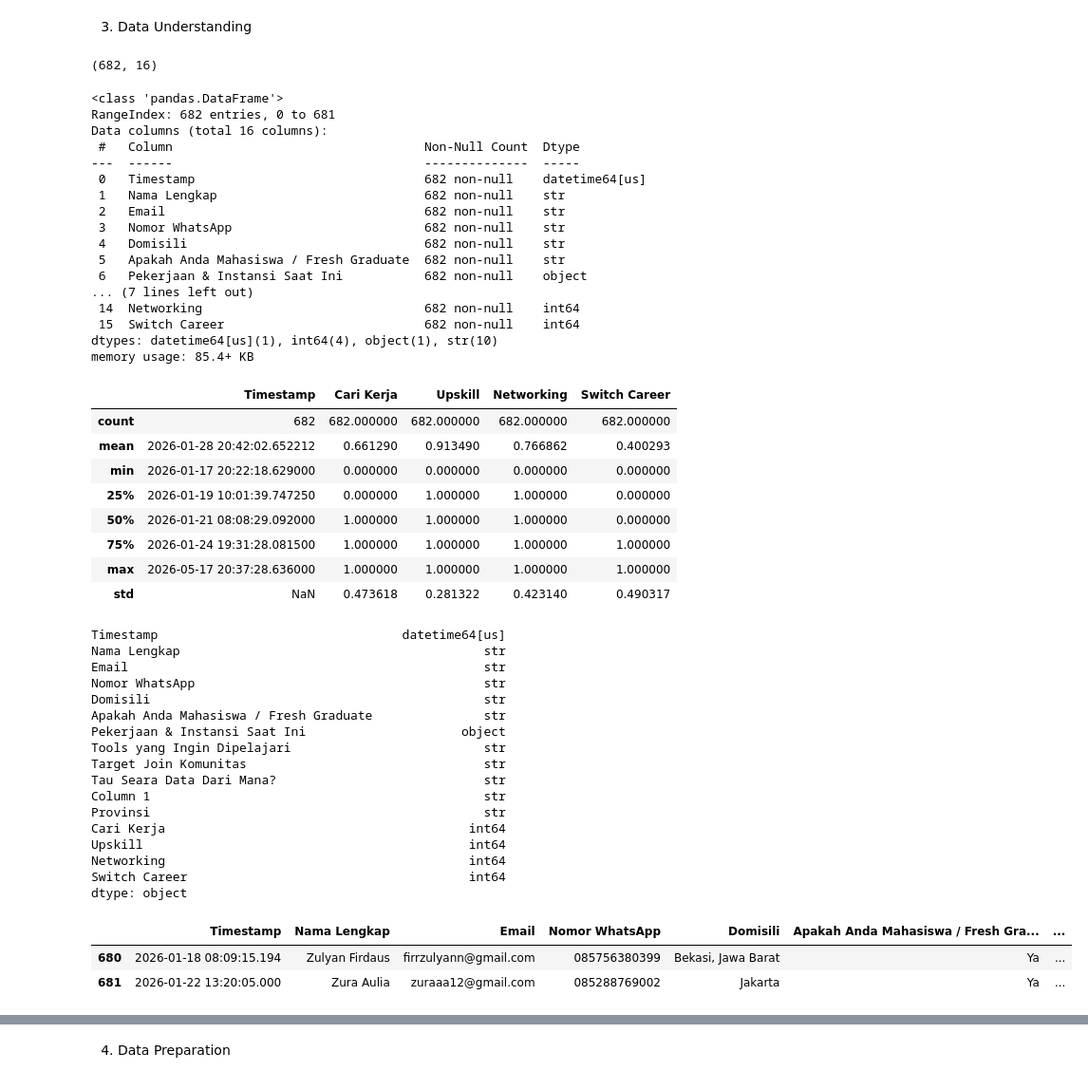
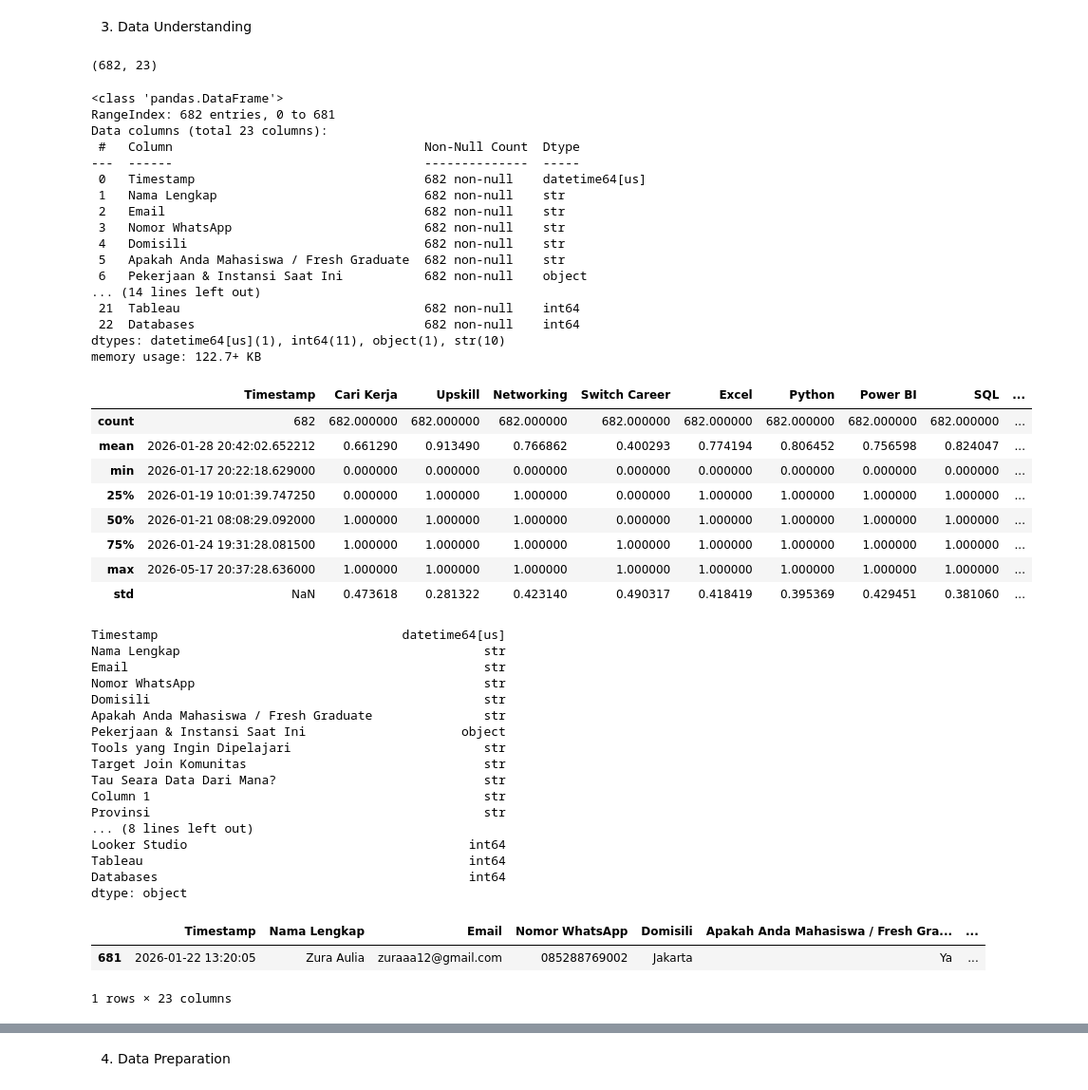
Before and after one commit to nura0201/Project-Recruitment-Analytics-Energy-Mining, a Jupyter notebook: Notebook/cleaningdata.ipynb, the cells around one changed output, grey strips where cells are left out. Shown at 95% size. Drawn from its saved outputs; the diff is of its cells as text; code cells hidden in the pictures.

```diff
--- a/Notebook/cleaningdata.ipynb
+++ b/Notebook/cleaningdata.ipynb
@@ -5,8 +5,8 @@ import pandas as pd
 # %% [markdown]
 2. Load Dataset
 # %%
-df = pd.read_excel("C:/Users/r/OneDrive/Documents/doc saya/coding/project team fg/mining 2/data/Database Seara Data.xlsx")
-print(df.head(2))
+df = pd.read_excel("C:/Users/r/OneDrive/Documents/doc saya/coding/project team fg/Recruitment-Analytics-Energy-Mining/data/Database Seara Data.xlsx")
+print(df.head(1))
 # %% [output]
                 Timestamp                     Nama Lengkap  \
 0 2026-01-27 02:56:47.327  Aarif Rahmaan Jalaluddin Faqiih
@@ -31,14 +33,14 @@ print(df.head(2))
 # cek jumlah baris dan kolom
 df.shape
 # %% [output]
-(682, 16)
+(682, 23)
 # %%
 # cek tipe data dan jumlah non-null per kolom
 df.info()
 # %% [output]
 <class 'pandas.DataFrame'>
 RangeIndex: 682 entries, 0 to 681
-Data columns (total 16 columns):
+Data columns (total 23 columns):
  #   Column                                  Non-Null Count  Dtype
 ---  ------                                  --------------  -----
  0   Timestamp                               682 non-null    datetime64[us]
@@ -48,24 +50,24 @@ Data columns (total 16 columns):
  4   Domisili                                682 non-null    str
  5   Apakah Anda Mahasiswa / Fresh Graduate  682 non-null    str
  6   Pekerjaan & Instansi Saat Ini           682 non-null    object
-... (7 lines left out)
- 14  Networking                              682 non-null    int64
- 15  Switch Career                           682 non-null    int64
-dtypes: datetime64[us](1), int64(4), object(1), str(10)
-memory usage: 85.4+ KB
+... (14 lines left out)
+ 21  Tableau                                 682 non-null    int64
+ 22  Databases                               682 non-null    int64
+dtypes: datetime64[us](1), int64(11), object(1), str(10)
+memory usage: 122.7+ KB
 # %%
 # cek statistik deskriptif data
 df.describe()
 # %% [output]
-|  | Timestamp | Cari Kerja | Upskill | Networking | Switch Career |
-| count | 682 | 682.000000 | 682.000000 | 682.000000 | 682.000000 |
-| mean | 2026-01-28 20:42:02.652212 | 0.661290 | 0.913490 | 0.766862 | 0.400293 |
-| min | 2026-01-17 20:22:18.629000 | 0.000000 | 0.000000 | 0.000000 | 0.000000 |
-| 25% | 2026-01-19 10:01:39.747250 | 0.000000 | 1.000000 | 1.000000 | 0.000000 |
-| 50% | 2026-01-21 08:08:29.092000 | 1.000000 | 1.000000 | 1.000000 | 0.000000 |
-| 75% | 2026-01-24 19:31:28.081500 | 1.000000 | 1.000000 | 1.000000 | 1.000000 |
-| max | 2026-05-17 20:37:28.636000 | 1.000000 | 1.000000 | 1.000000 | 1.000000 |
-| std | NaN | 0.473618 | 0.281322 | 0.423140 | 0.490317 |
+|  | Timestamp | Cari Kerja | Upskill | Networking | Switch Career | Excel | Python | Power BI | SQL | ... |
+| count | 682 | 682.000000 | 682.000000 | 682.000000 | 682.000000 | 682.000000 | 682.000000 | 682.000000 | 682.000000 | ... |
+| mean | 2026-01-28 20:42:02.652212 | 0.661290 | 0.913490 | 0.766862 | 0.400293 | 0.774194 | 0.806452 | 0.756598 | 0.824047 | ... |
+| min | 2026-01-17 20:22:18.629000 | 0.000000 | 0.000000 | 0.000000 | 0.000000 | 0.000000 | 0.000000 | 0.000000 | 0.000000 | ... |
+| 25% | 2026-01-19 10:01:39.747250 | 0.000000 | 1.000000 | 1.000000 | 0.000000 | 1.000000 | 1.000000 | 1.000000 | 1.000000 | ... |
+| 50% | 2026-01-21 08:08:29.092000 | 1.000000 | 1.000000 | 1.000000 | 0.000000 | 1.000000 | 1.000000 | 1.000000 | 1.000000 | ... |
+| 75% | 2026-01-24 19:31:28.081500 | 1.000000 | 1.000000 | 1.000000 | 1.000000 | 1.000000 | 1.000000 | 1.000000 | 1.000000 | ... |
+| max | 2026-05-17 20:37:28.636000 | 1.000000 | 1.000000 | 1.000000 | 1.000000 | 1.000000 | 1.000000 | 1.000000 | 1.000000 | ... |
+| std | NaN | 0.473618 | 0.281322 | 0.423140 | 0.490317 | 0.418419 | 0.395369 | 0.429451 | 0.381060 | ... |
 # %%
 # cek tipe data setiap kolom
 df.dtypes
@@ -82,18 +84,18 @@ Target Join Komunitas                                str
 Tau Seara Data Dari Mana?                            str
 Column 1                                             str
 Provinsi                                             str
-Cari Kerja                                         int64
-Upskill                                            int64
-Networking                                         int64
-Switch Career                                      int64
+... (8 lines left out)
+Looker Studio                                      int64
+Tableau                                            int64
+Databases                                          int64
 dtype: object
 # %%
 # cek 2 baris terakhir apakah ada data yang terpotong
-df.tail(2)
+df.tail(1)
 # %% [output]
 |  | Timestamp | Nama Lengkap | Email | Nomor WhatsApp | Domisili | Apakah Anda Mahasiswa / Fresh Gra... | ... |
-| 680 | 2026-01-18 08:09:15.194 | Zulyan Firdaus | firrzulyann@gmail.com | 085756380399 | Bekasi, Jawa Barat | Ya | ... |
-| 681 | 2026-01-22 13:20:05.000 | Zura Aulia | zuraaa12@gmail.com | 085288769002 | Jakarta | Ya | ... |
+| 681 | 2026-01-22 13:20:05 | Zura Aulia | zuraaa12@gmail.com | 085288769002 | Jakarta | Ya | ... |
+1 rows × 23 columns
 # %%
 # list semua nama kolom untuk cek apakah ada typo pada nama kolom
 df.columns.tolist()
```
Also changed, not shown: parts of 17 cells of this notebook, 3 other files.
